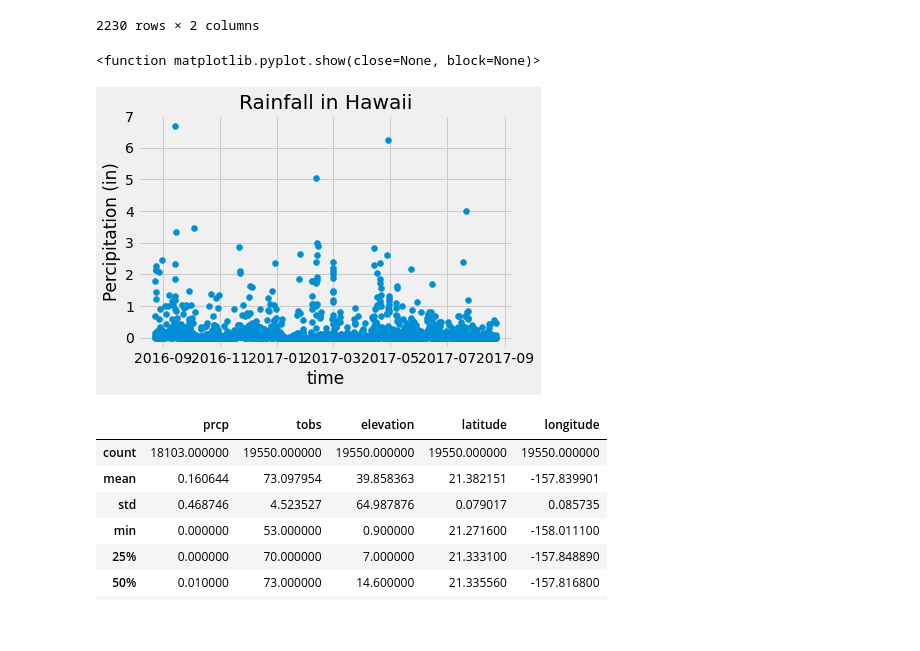
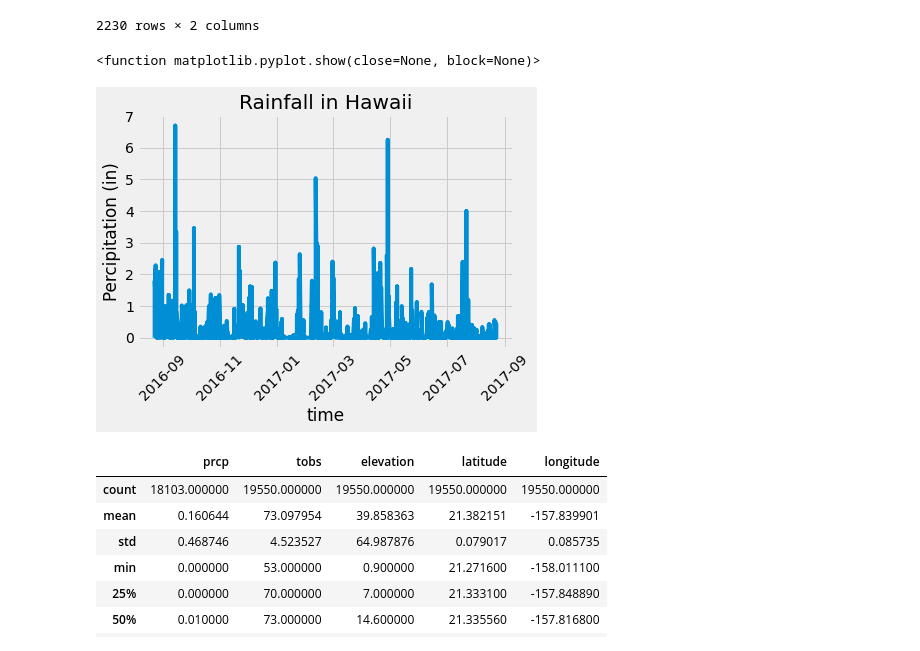
Before and after one commit to cyrilrb/sqlalchemy-challenge, a Jupyter notebook: climate_starter (CB).ipynb, the cells around one changed output. Drawn from its saved outputs; the diff is of its cells as text; code cells hidden in the pictures; blank space fills up the shorter version.

```diff
--- a/climate_starter (CB).ipynb
+++ b/climate_starter (CB).ipynb
@@ -296,23 +296,24 @@ hawaii_precip12
 # %%
 ## Design a query to retrieve the last 12 months of precipitation data and plot the results (6/TBD)
     # Use Pandas Plotting with Matplotlib to plot the data
         #eliminate NaN
 hawaii_precip12 = hawaii_precip12.dropna()
 hawaii_precip12.reset_index(drop=True, inplace=True)
 hawaii_precip12
 
 
 x_axis = hawaii_precip12['date']
 y_axis = hawaii_precip12['prcp']
 
-plt.scatter(x_axis, y_axis)
+plt.plot(x_axis, y_axis)
+plt.xticks(rotation = 45)
 plt.xlabel("time")
 plt.ylabel("Percipitation (in)")
 plt.title ("Rainfall in Hawaii" )
 plt.show
 # %% [output]
 <function matplotlib.pyplot.show(close=None, block=None)>
-[figure, old version]
+[figure, new version]
 # %%
 # Use Pandas to calcualte the summary statistics for the precipitation data
 hawaii_rain_p = hawaii_rain.loc[:,['date','station', 'name', 'prcp','tobs','elevation','latitude','longitude']]
```
